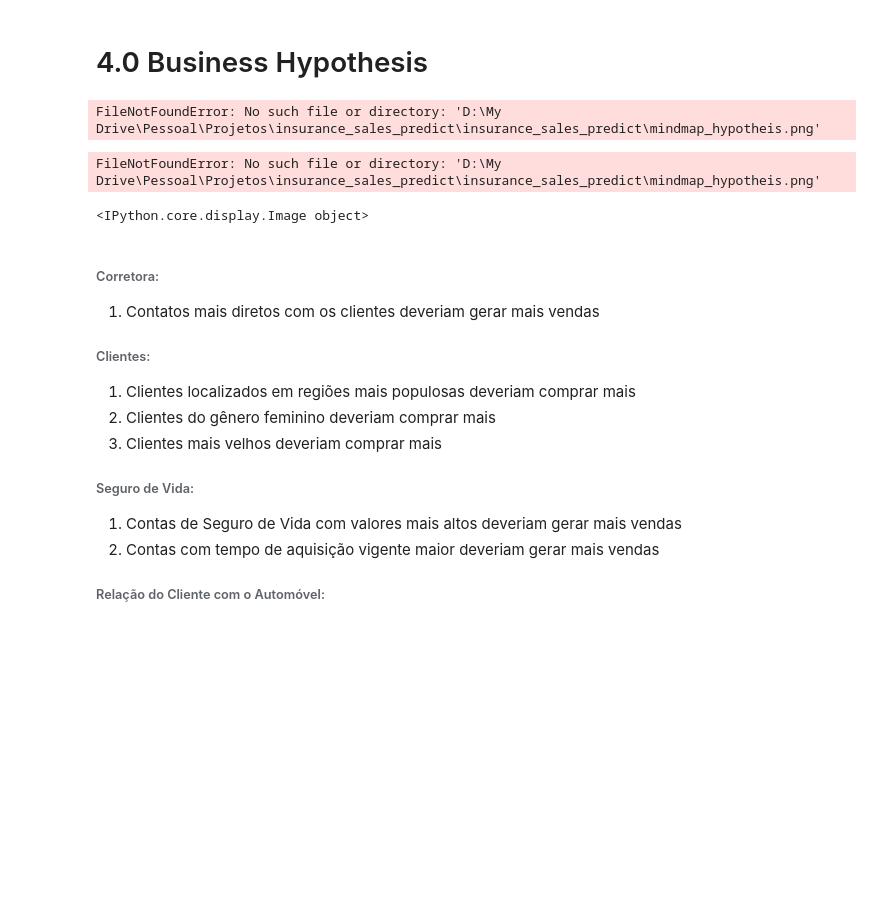
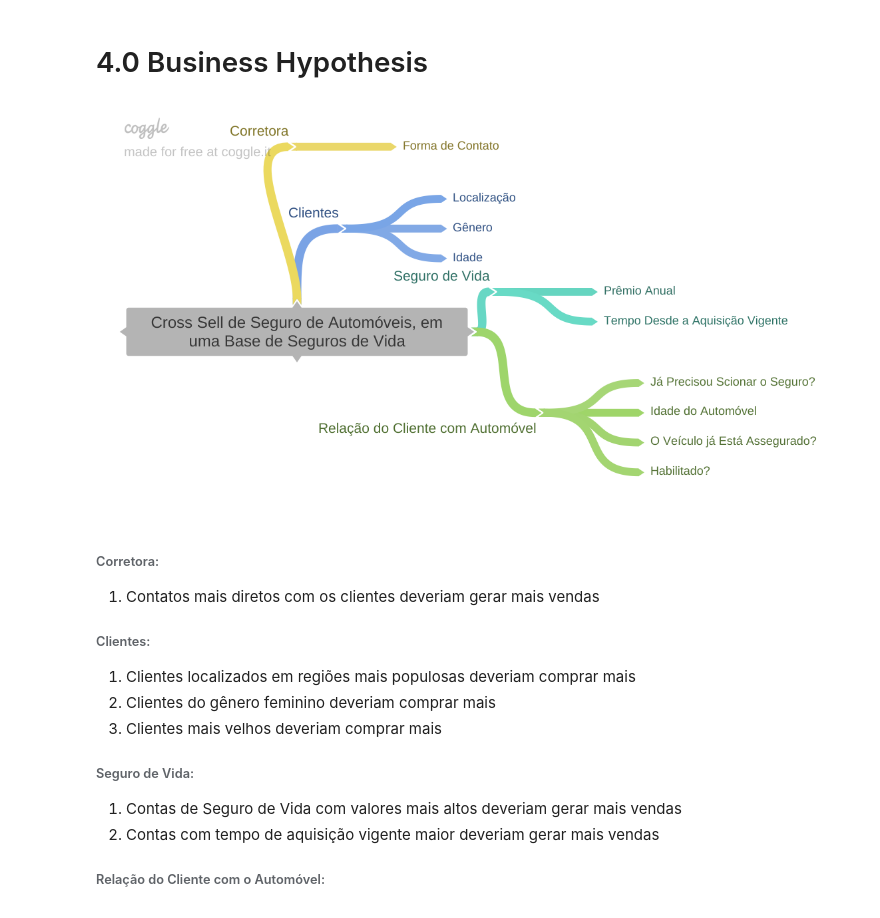
Before and after one commit to Samoelmoura/insurance_sales_predict, a Jupyter notebook: notebooks/1.0 analytics_and_feature_engineering.ipynb, the cells around one changed output. Drawn from its saved outputs; the diff is of its cells as text; code cells hidden in the pictures; blank space fills up the shorter version.

Commit message:
fix mindmap hyphotesys

```diff
--- a/notebooks/1.0 analytics_and_feature_engineering.ipynb
+++ b/notebooks/1.0 analytics_and_feature_engineering.ipynb
@@ -290,11 +290,9 @@ Feature **High_Annual_Premium** não contribuiu com o modelo e foi removida post
 # %% [markdown]
 # 4.0 Business Hypothesis
 # %%
-Image('D:\\My Drive\\Pessoal\\Projetos\\insurance_sales_predict\\insurance_sales_predict\\mindmap_hypotheis.png')
+Image('D:\\My Drive\\Pessoal\\Projetos\\insurance_sales_predict\\insurance_sales_predict\\img\\mindmap_hypotheis.png')
 # %% [output]
-FileNotFoundError: No such file or directory: 'D:\My Drive\Pessoal\Projetos\insurance_sales_predict\insurance_sales_predict\mindmap_hypotheis.png'
-FileNotFoundError: No such file or directory: 'D:\My Drive\Pessoal\Projetos\insurance_sales_predict\insurance_sales_predict\mindmap_hypotheis.png'
-<IPython.core.display.Image object>
+[figure, added]
 # %% [markdown]
 ###### Corretora:
 1. Contatos mais diretos com os clientes deveriam gerar mais vendas
```
Also changed, not shown: parts of 52 cells of this notebook.
